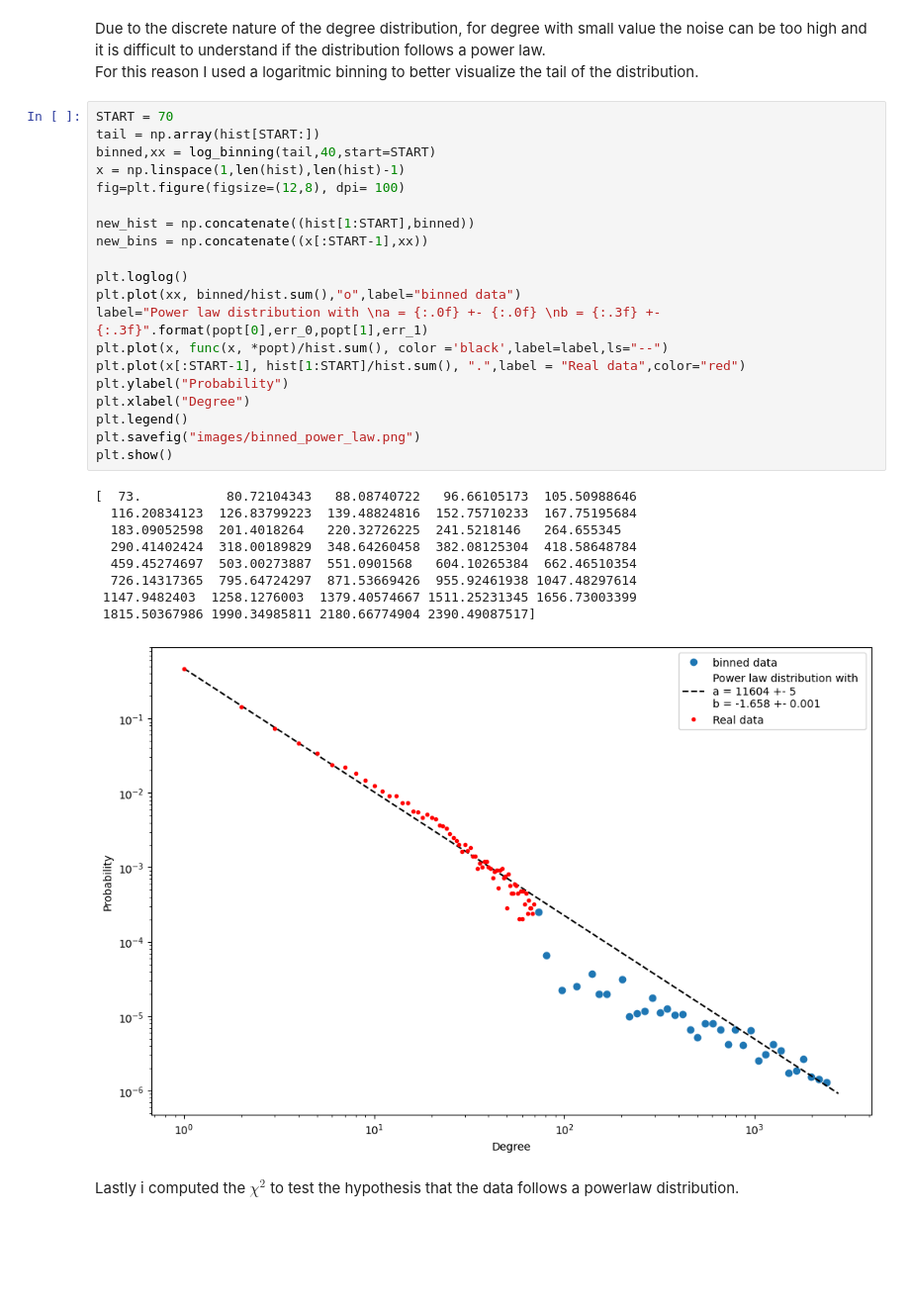
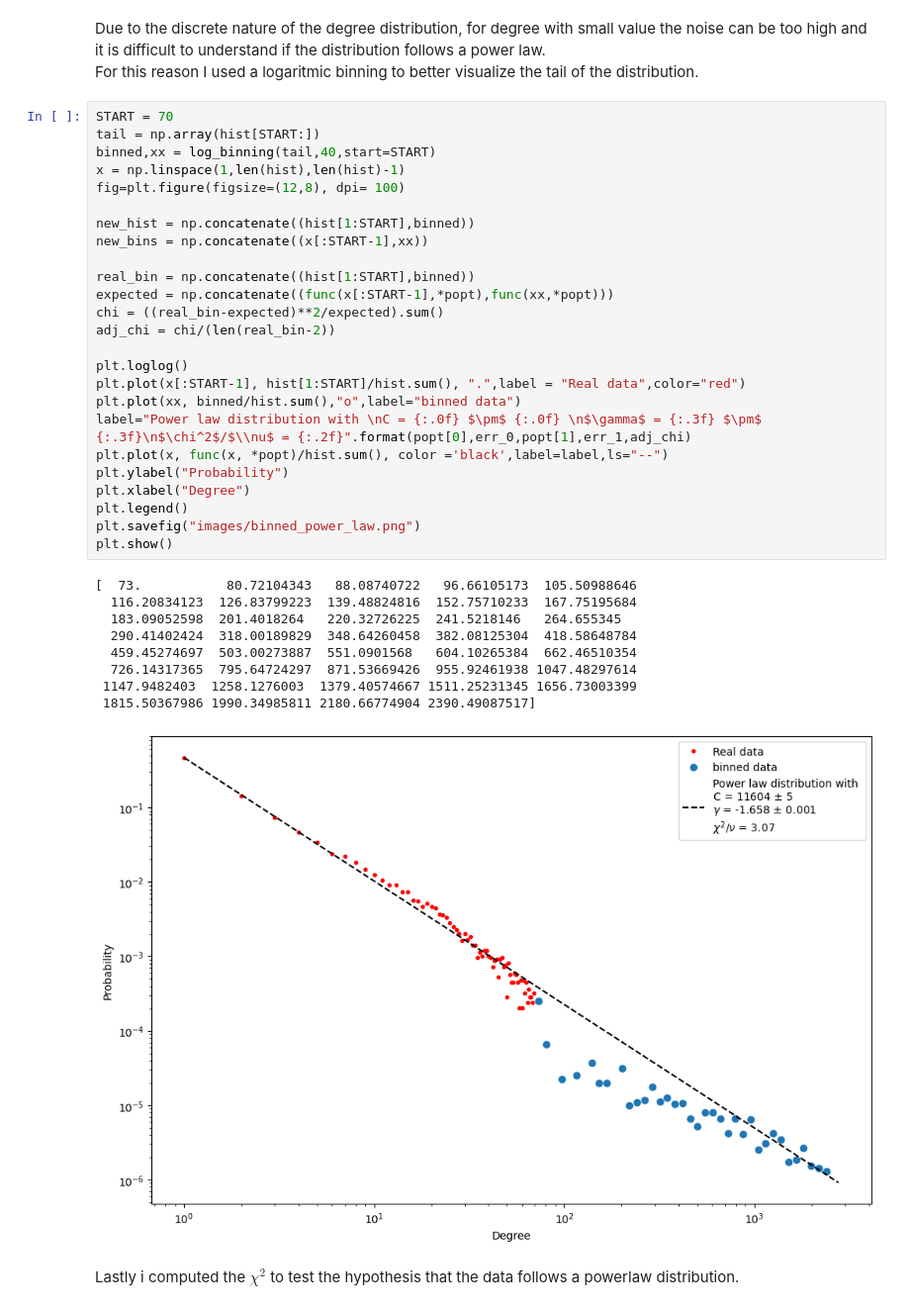
Before and after one commit to pspinaunipi/Project_Social_Network_Analysis, a Jupyter notebook: analize_data/Random and configuration newtorks .ipynb, the cells around one changed output. Shown: that part at 99% size. Cells and saved outputs as stored; diff of their text form; blank space fills up the shorter version.

```diff
--- a/analize_data/Random and configuration newtorks .ipynb
+++ b/analize_data/Random and configuration newtorks .ipynb
@@ -213,32 +216,37 @@ For this reason I used a logaritmic binning to better visualize the tail of the
 # %%
 START = 70
 tail = np.array(hist[START:])
 binned,xx = log_binning(tail,40,start=START)
 x = np.linspace(1,len(hist),len(hist)-1)
 fig=plt.figure(figsize=(12,8), dpi= 100)
 
 new_hist = np.concatenate((hist[1:START],binned))
 new_bins = np.concatenate((x[:START-1],xx))
 
+real_bin = np.concatenate((hist[1:START],binned))
+expected = np.concatenate((func(x[:START-1],*popt),func(xx,*popt)))
+chi = ((real_bin-expected)**2/expected).sum()
+adj_chi = chi/(len(real_bin-2))
+
 plt.loglog()
+plt.plot(x[:START-1], hist[1:START]/hist.sum(), ".",label = "Real data",color="red")
 plt.plot(xx, binned/hist.sum(),"o",label="binned data")
-label="Power law distribution with \na = {:.0f} +- {:.0f} \nb = {:.3f} +- {:.3f}".format(popt[0],err_0,popt[1],err_1)
+label="Power law distribution with \nC = {:.0f} $\pm$ {:.0f} \n$\gamma$ = {:.3f} $\pm$ {:.3f}\n$\chi^2$/$\\nu$ = {:.2f}".format(popt[0],err_0,popt[1],err_1,adj_chi)
 plt.plot(x, func(x, *popt)/hist.sum(), color ='black',label=label,ls="--")
-plt.plot(x[:START-1], hist[1:START]/hist.sum(), ".",label = "Real data",color="red")
 plt.ylabel("Probability")
 plt.xlabel("Degree")
 plt.legend()
 plt.savefig("images/binned_power_law.png")
 plt.show()
 # %% [output]
 [  73.           80.72104343   88.08740722   96.66105173  105.50988646
   116.20834123  126.83799223  139.48824816  152.75710233  167.75195684
   183.09052598  201.4018264   220.32726225  241.5218146   264.655345
   290.41402424  318.00189829  348.64260458  382.08125304  418.58648784
   459.45274697  503.00273887  551.0901568   604.10265384  662.46510354
   726.14317365  795.64724297  871.53669426  955.92461938 1047.48297614
  1147.9482403  1258.1276003  1379.40574667 1511.25231345 1656.73003399
  1815.50367986 1990.34985811 2180.66774904 2390.49087517]
-[figure, old version]
+[figure, new version]
 # %% [markdown]
 Lastly i computed the $\chi^2$ to test the hypothesis that the data follows a powerlaw distribution.
```
Also changed, not shown: parts of 7 cells of this notebook.
